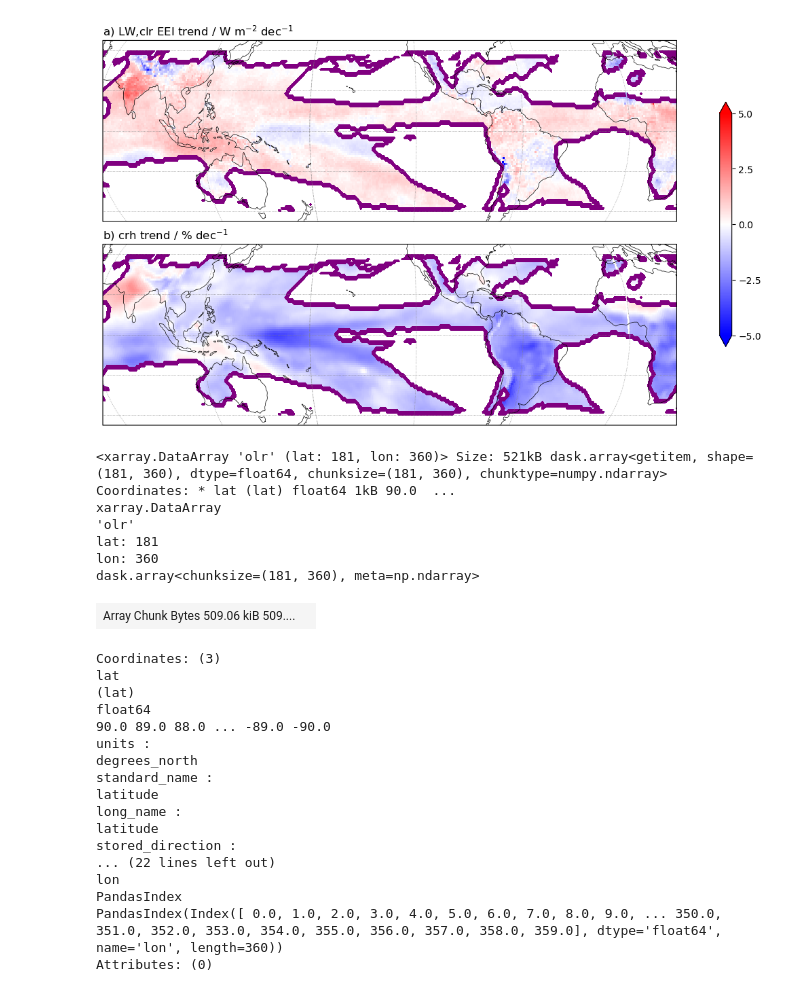
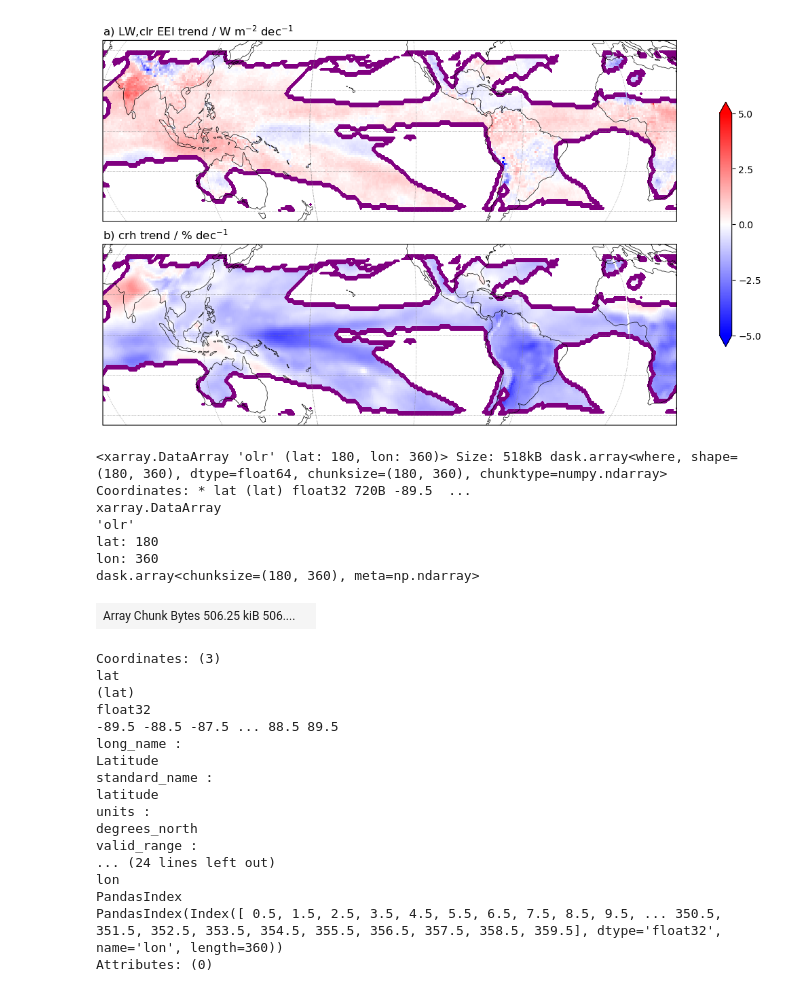
Before and after one commit to OrHadasAtmosphere/EEI_trends, a Jupyter notebook: mock_olr.ipynb, the cells around one changed output. Cells and saved outputs as stored; diff of their text form; code cells hidden in the pictures.

```diff
--- a/mock_olr.ipynb
+++ b/mock_olr.ipynb
@@ -83,43 +84,49 @@ plt.show()
 # %%
 drivers = xr.open_mfdataset(["raw_data/drivers_levels.nc", "raw_data/drivers_levels_2026.nc", "raw_data/column_rh.nc"])
 drivers = drivers.rename({'valid_time':"time", "latitude":"lat", "longitude":"lon"}).drop_vars(["number","expver"])
+
+ceres = xr.open_dataset("pp/ceres_trends.nc")
+ceres = ceres.sortby(["lat","lon"])
+regridder = xe.Regridder(drivers, ceres, method="bilinear")
+drivers = regridder(drivers)
+
 drivers = drivers.sel(time=slice("2000-03-01", "2026-03-01"))
 Ts = drivers.t2m
 crh = drivers.column_rh
 OLR_table = xr.open_dataset("raw_data/OLR_table.nc")
 
 Ts_mean = Ts.mean("time")
 ds = OLR_table.interp(rh=crh, ts=Ts_mean).drop_vars(["rh","ts"])
 ds = add_weights(ds)
 ds = march_to_feb_years(ds)
 ds = seasonal_means(ds)
-crh_lwclr_trend = to_trend(ds).sel(season="ANN").olr
+crh_lwclr_trend = to_trend(ds).sel(season="ANN").where(mask_union).olr
 
 crh_lwclr_trend
 # %% [output]
-<xarray.DataArray 'olr' (lat: 181, lon: 360)> Size: 521kB dask.array<getitem, shape=(181, 360), dtype=float64, chunksize=(181, 360), chunktype=numpy.ndarray> Coordinates: * lat (lat) float64 1kB 90.0  ...
+<xarray.DataArray 'olr' (lat: 180, lon: 360)> Size: 518kB dask.array<where, shape=(180, 360), dtype=float64, chunksize=(180, 360), chunktype=numpy.ndarray> Coordinates: * lat (lat) float32 720B -89.5  ...
 xarray.DataArray
 'olr'
-lat: 181
+lat: 180
 lon: 360
-dask.array<chunksize=(181, 360), meta=np.ndarray>
+dask.array<chunksize=(180, 360), meta=np.ndarray>
-| Array Chunk Bytes 509.06 kiB 509.... |  |
+| Array Chunk Bytes 506.25 kiB 506.... |  |
 Coordinates: (3)
 lat
 (lat)
-float64
-90.0 89.0 88.0 ... -89.0 -90.0
+float32
+-89.5 -88.5 -87.5 ... 88.5 89.5
+long_name :
+Latitude
+standard_name :
+latitude
 units :
 degrees_north
-standard_name :
-latitude
-long_name :
-latitude
-stored_direction :
-... (22 lines left out)
+valid_range :
+... (24 lines left out)
 lon
 PandasIndex
-PandasIndex(Index([ 0.0, 1.0, 2.0, 3.0, 4.0, 5.0, 6.0, 7.0, 8.0, 9.0, ... 350.0, 351.0, 352.0, 353.0, 354.0, 355.0, 356.0, 357.0, 358.0, 359.0], dtype='float64', name='lon', length=360))
+PandasIndex(Index([ 0.5, 1.5, 2.5, 3.5, 4.5, 5.5, 6.5, 7.5, 8.5, 9.5, ... 350.5, 351.5, 352.5, 353.5, 354.5, 355.5, 356.5, 357.5, 358.5, 359.5], dtype='float32', name='lon', length=360))
 Attributes: (0)
 # %%
 proj = ccrs.Robinson(central_longitude=central_lon)
```
Also changed, not shown: parts of 2 cells of this notebook, 1 other file.
